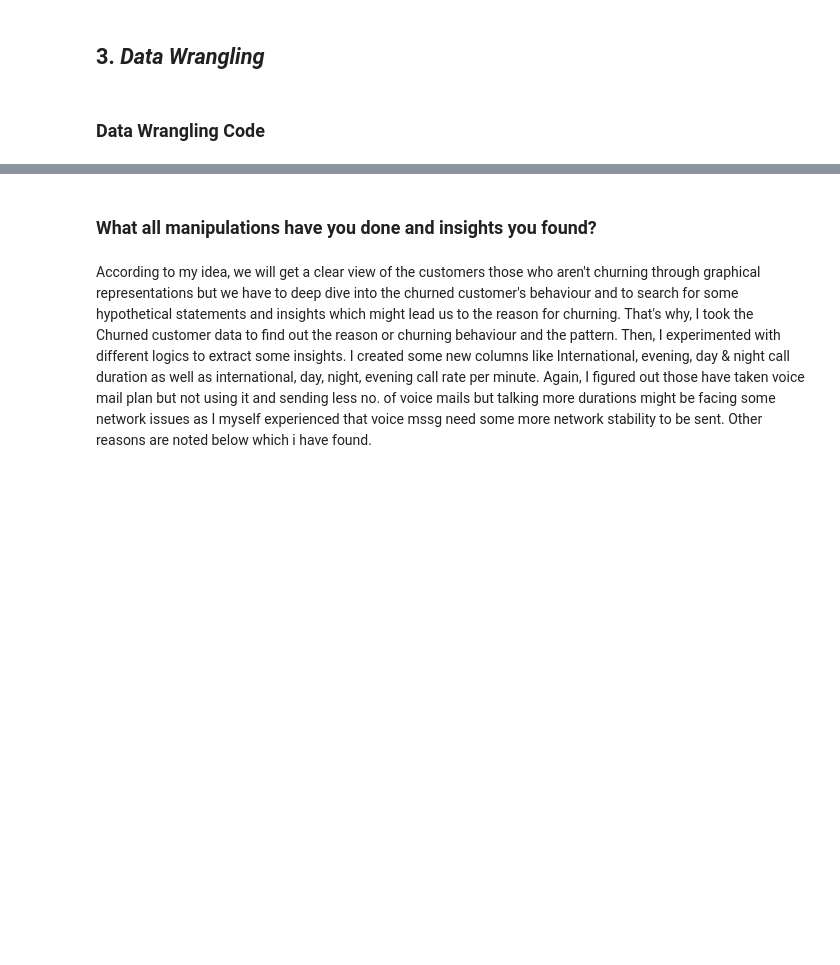
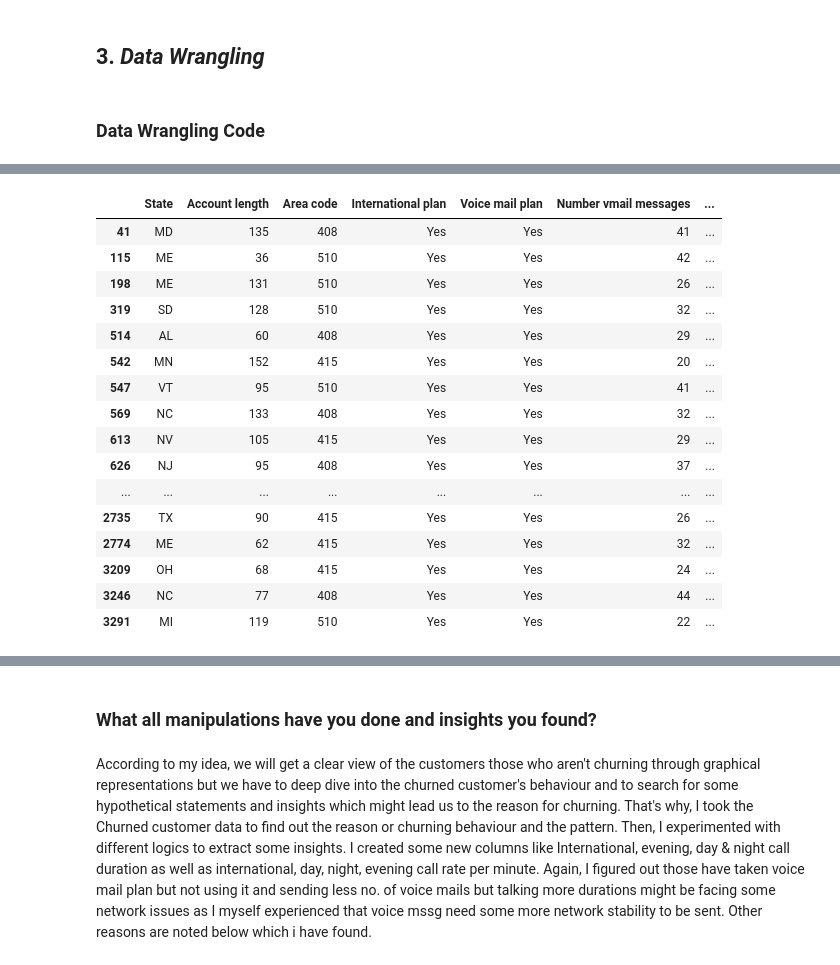
Before and after one commit to AnujRameshRindhe/EDA_Telecom_Churn_analysis, a Jupyter notebook: Telecom_churn_analysis.ipynb, the cells around one changed output, grey strips where cells are left out. Drawn from its saved outputs; the diff is of its cells as text; code cells hidden in the pictures; blank space fills up the shorter version.

```diff
--- a/Telecom_churn_analysis.ipynb
+++ b/Telecom_churn_analysis.ipynb
@@ -349,0 +331,4 @@ KeyError: ignored
+# %%
+print("Churn customers data with international plan")
+df_churn_intl_yes=df_churn[df_churn['International plan']=='Yes']
+df_churn_intl_yes
@@ -360,7 +472,25 @@ voice_mail_plan_yes.describe()
 # %%
 # Customers data with international plan and no voice mail plan
 voice_mail_plan_yes=df_churn_intl_yes[df_churn_intl_yes['Voice mail plan']=='Yes']
-voice_mail_plan_yes.describe()
+voice_mail_plan_yes
+# %% [output]
+|  | State | Account length | Area code | International plan | Voice mail plan | Number vmail messages | ... |
+| 41 | MD | 135 | 408 | Yes | Yes | 41 | ... |
+| 115 | ME | 36 | 510 | Yes | Yes | 42 | ... |
+| 198 | ME | 131 | 510 | Yes | Yes | 26 | ... |
+| 319 | SD | 128 | 510 | Yes | Yes | 32 | ... |
+| 514 | AL | 60 | 408 | Yes | Yes | 29 | ... |
+| 542 | MN | 152 | 415 | Yes | Yes | 20 | ... |
+| 547 | VT | 95 | 510 | Yes | Yes | 41 | ... |
+| 569 | NC | 133 | 408 | Yes | Yes | 32 | ... |
+| 613 | NV | 105 | 415 | Yes | Yes | 29 | ... |
+| 626 | NJ | 95 | 408 | Yes | Yes | 37 | ... |
+| ... | ... | ... | ... | ... | ... | ... | ... |
+| 2735 | TX | 90 | 415 | Yes | Yes | 26 | ... |
+| 2774 | ME | 62 | 415 | Yes | Yes | 32 | ... |
+| 3209 | OH | 68 | 415 | Yes | Yes | 24 | ... |
+| 3246 | NC | 77 | 408 | Yes | Yes | 44 | ... |
+| 3291 | MI | 119 | 510 | Yes | Yes | 22 | ... |
 # %%
 # Customers data with international plan and no voice plan
 df_true_intl=df_churn[(df_churn['International plan']=='Yes')&(df_churn['Voice mail plan']=='No')]
```
Also changed, not shown: parts of 23 cells of this notebook.
